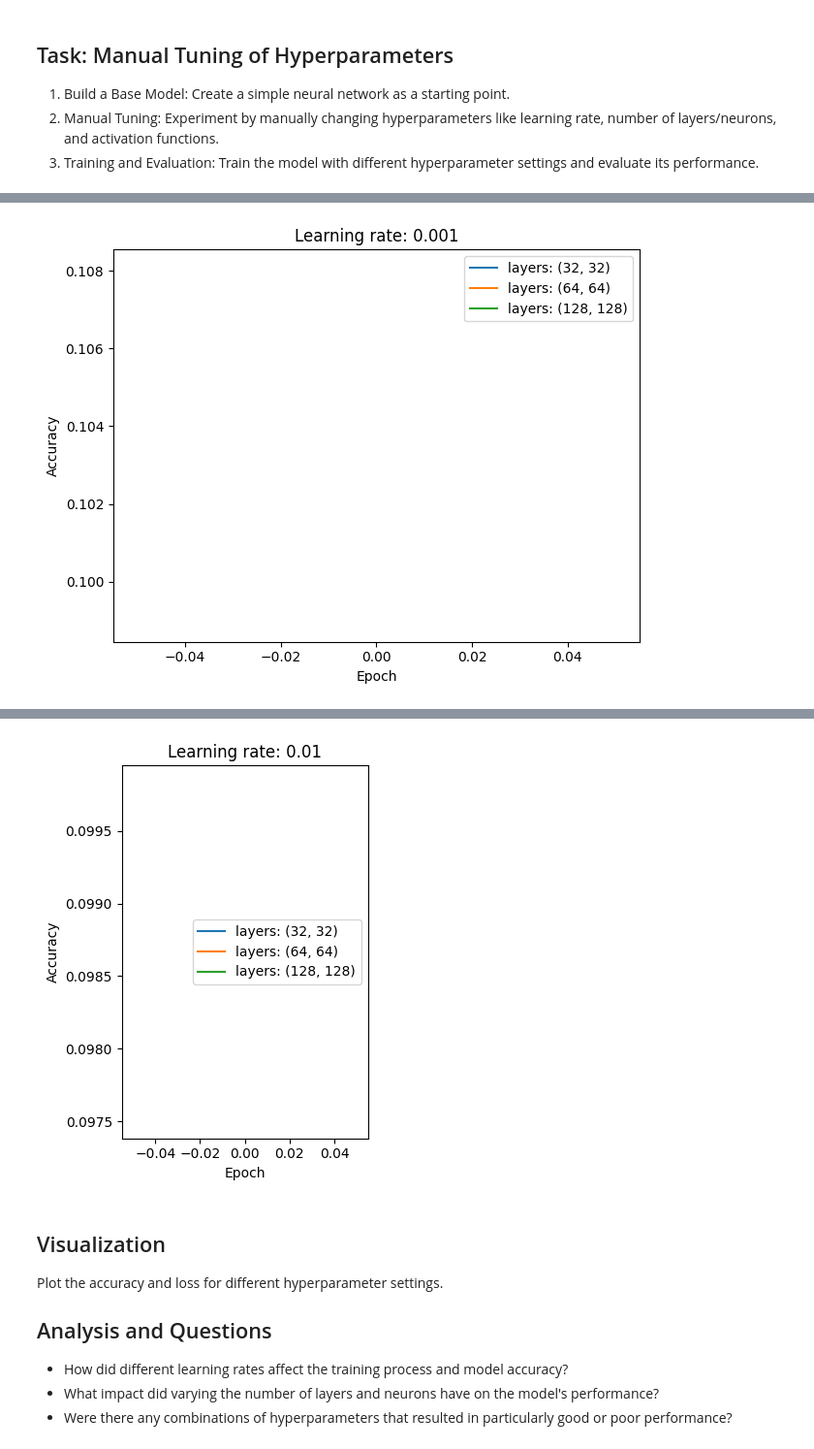
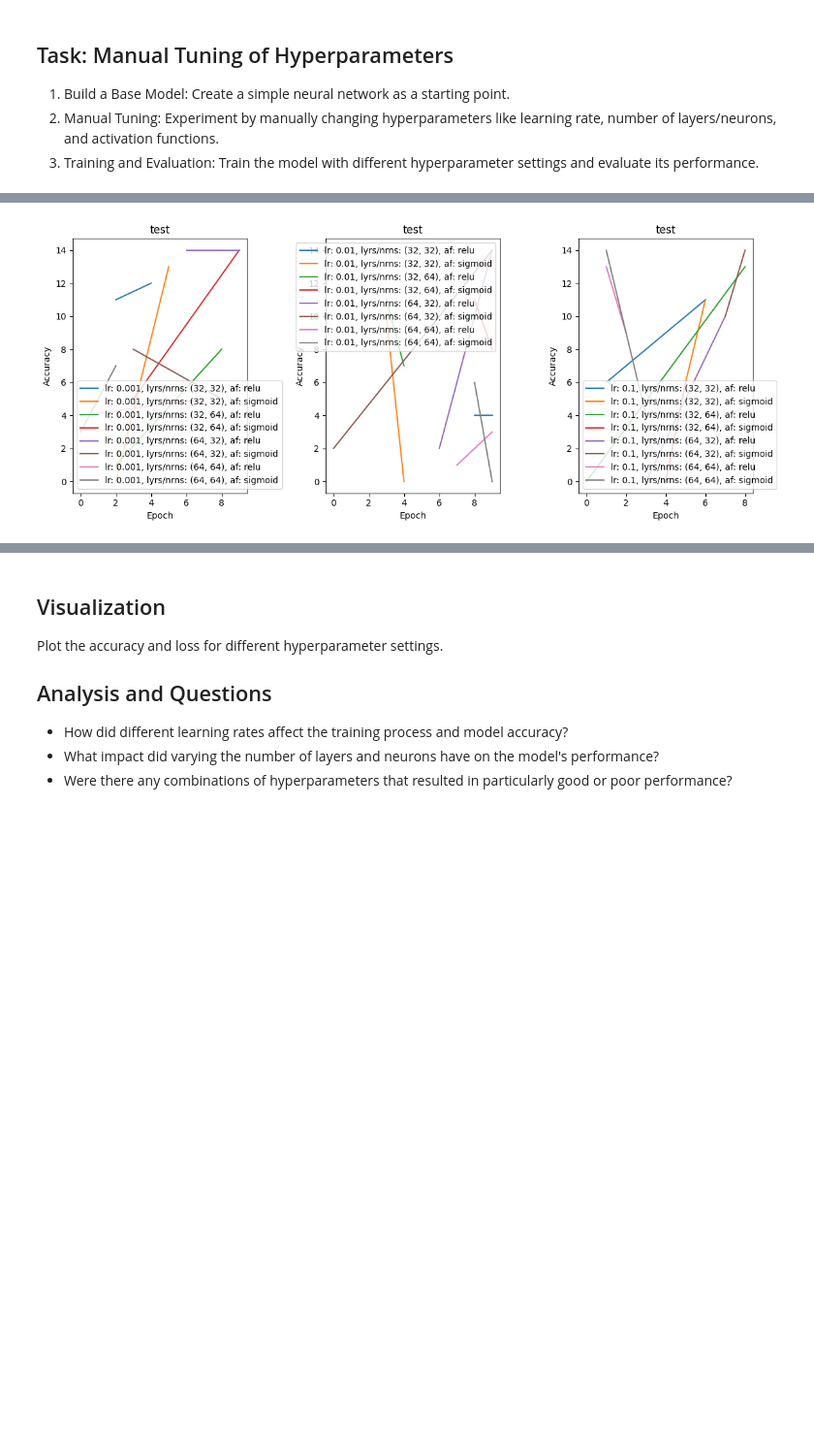
Before and after one commit to Kevy69/deep-machine-learning, a Jupyter notebook: 27 November - 1 December/Code/Hyperparameter_tuning.ipynb, the cells around one changed output, grey strips where cells are left out. Shown at 97% size. Saved outputs shown, nothing was run; the diff lists cells and outputs as text; code cells hidden in the pictures; blank space fills up the shorter version.

```diff
--- a/27 November - 1 December/Code/Hyperparameter_tuning.ipynb
+++ b/27 November - 1 December/Code/Hyperparameter_tuning.ipynb
@@ -53,45 +86,58 @@ print(np.shape(y_test))
+# %%
+def build_model(learning_rate, layers_neurons, activation_function):
+
+    model = tf.keras.models.Sequential()
+
+    model.add(tf.keras.layers.InputLayer(input_shape=(784,)))
+
+    for layer in layers_neurons:
+        model.add(tf.keras.layers.Dense(layer, activation=activation_function))
+
+    model.add(tf.keras.layers.Dense(10, activation='sigmoid'))
+
+    optimizer = keras.optimizers.Adam(learning_rate=learning_rate)
+    model.compile(optimizer=optimizer, loss='binary_crossentropy', metrics=['accuracy'])
+    return model
 # %%
-# learn rate
-# layers
-# neurons
-# activation function
-
-def build_model(learning_rate, layers, neurons, activation_function):
-    model = tf.keras.models.Sequential([
-        tf.keras.layers.Dense(layers[0], activation='relu', input_shape=(784,)),
-        tf.keras.layers.Dense(layers[0], activation='relu'),
-        tf.keras.layers.Dense(10, activation='sigmoid')
-    ])
-
-    optimizer = keras.optimizers.Adam(learning_rate==learning_rate)
-    model.compile(optimizer=optimizer, loss='binary_crossentropy', metrics=['accuracy'])
-
-    return model
+# The code below goes over, learn rate, layers, neurons, activation function
+# major shortcoming: number of layers is currently static.
 
 
-# Example hyperparameters to tune
 learning_rates = [0.001, 0.01, 0.1]
-layer_configs = [(32, 32), (64, 64), (128, 128)]
+
+# THICC list comprehention to create every possible permutation of neuron and layer count
+# output: (32, 32), (32, 64), (64, 32).. etc.
+layers_and_neurons = [(i, f) for i in range(32, 96, 32) for f in range(32, 96, 32)]
+activation_functions = ['relu', 'sigmoid']
 
 
 plt.figure(figsize=(12, 5))
 
 # Loop through different hyperparameters and train models
-for i, lr in enumerate(learning_rates, 1):
-    plt.subplot(1, 2, i)
+for i, learning_rate in enumerate(learning_rates, 1):
+    plt.subplot(1, len(learning_rates), i)
 
-    for layers in layer_configs:
-        model = build_model(lr, layers)
+    for layer_neuron in layers_and_neurons:
 
-        history = model.fit(X_train, y_train, epochs=3, verbose=1, validation_split=0.2)
+        for activation_function in activation_functions:
 
-        #plt.plot(history.history['accuracy'], label=f'lr: {lr}')
-        plt.plot(history.history['val_accuracy'], label=f'layers: {layers}')
+            model = build_model(learning_rate, layer_neuron, activation_function)
 
-    plt.title(f'Learning rate: {lr}')
+            print(f'TRAINING: lr: {learning_rate}, lyrs/nrns: {layer_neuron}, af: {activation_function}')
+
+            history = model.fit(X_train, y_train, epochs=3, verbose=0, validation_split=0.2)
+
+            #plt.plot(history.history['accuracy'], label=f'lr: {lr}')
+            plt.plot(
+                history.history['val_accuracy'],
+                label=f'lr: {learning_rate}, lyrs/nrns: {layer_neuron}, af: {activation_function}'
+            )
+
+    plt.title(f'test')
     plt.ylabel('Accuracy')
     plt.xlabel('Epoch')
     plt.legend()
-    plt.tight_layout()
-    plt.show()
+
+plt.tight_layout()
+plt.show()
 # %% [output]
@@ -101 +161 @@ for i, lr in enumerate(learning_rates, 1):
-[figure, old version]
+[figure, new version]
@@ -105,4 +162,3 @@ for i, lr in enumerate(learning_rates, 1):
-[figure, removed]
 # %% [markdown]
 ## Visualization
 Plot the accuracy and loss for different hyperparameter settings.
```
Also changed, not shown: parts of 2 cells of this notebook.
